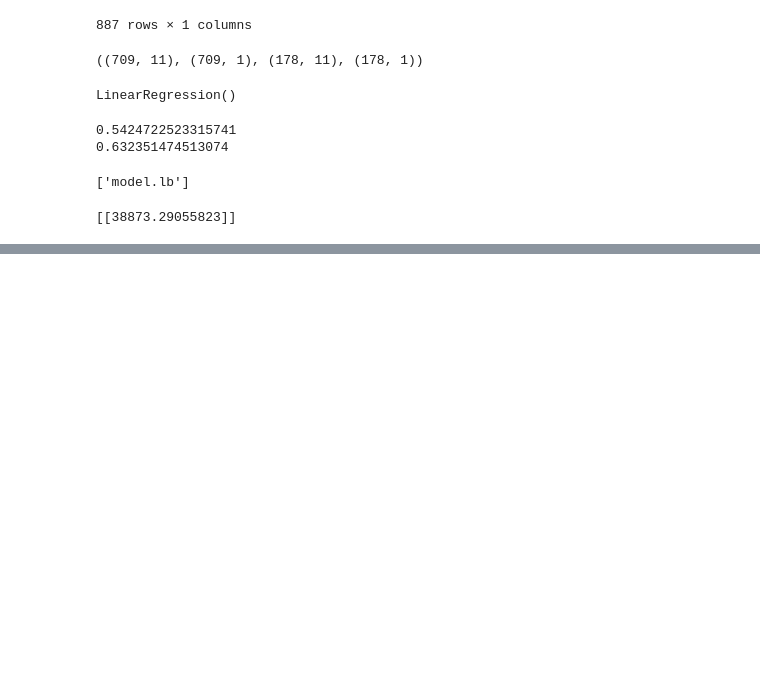
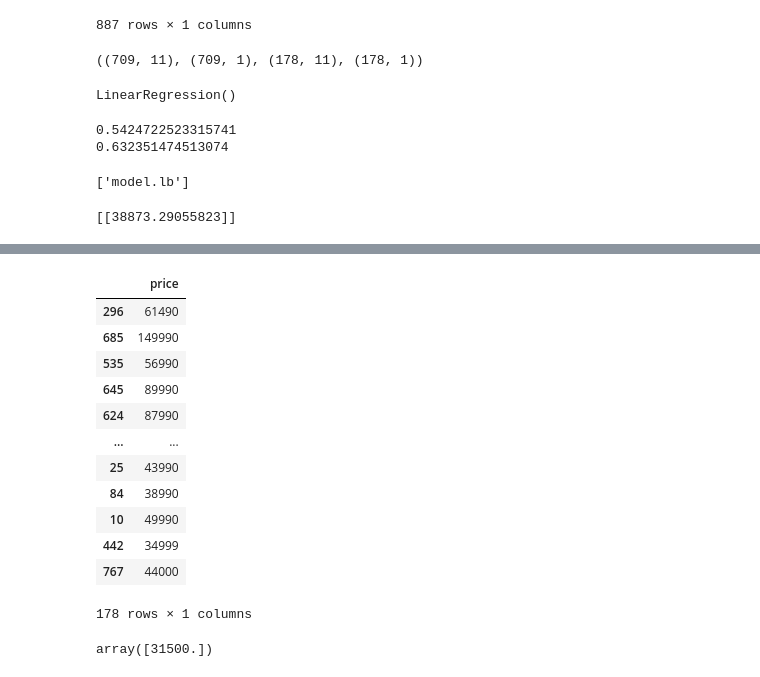
Before and after one commit to Ritika-Gauttam/Laptop_Price_Prediction, a Jupyter notebook: laptop_price_prediction.ipynb, the cells around one changed output, grey strips where cells are left out. Saved outputs shown, nothing was run; the diff lists cells and outputs as text; code cells hidden in the pictures; blank space fills up the shorter version.

```diff
--- a/laptop_price_prediction.ipynb
+++ b/laptop_price_prediction.ipynb
@@ -507,0 +598,20 @@ print(laptop_1_price)
+# %%
+y_test
+# %% [output]
+|  | price |
+| 296 | 61490 |
+| 685 | 149990 |
+| 535 | 56990 |
+| 645 | 89990 |
+| 624 | 87990 |
+| ... | ... |
+| 25 | 43990 |
+| 84 | 38990 |
+| 10 | 49990 |
+| 442 | 34999 |
+| 767 | 44000 |
+178 rows × 1 columns
+# %%
+dtr.predict([[1,	2	,2,	1,	0,	1,	1,	7,	15.6,	1,	1]])
+# %% [output]
+array([31500.])
```
Also changed, not shown: parts of 17 cells of this notebook.
